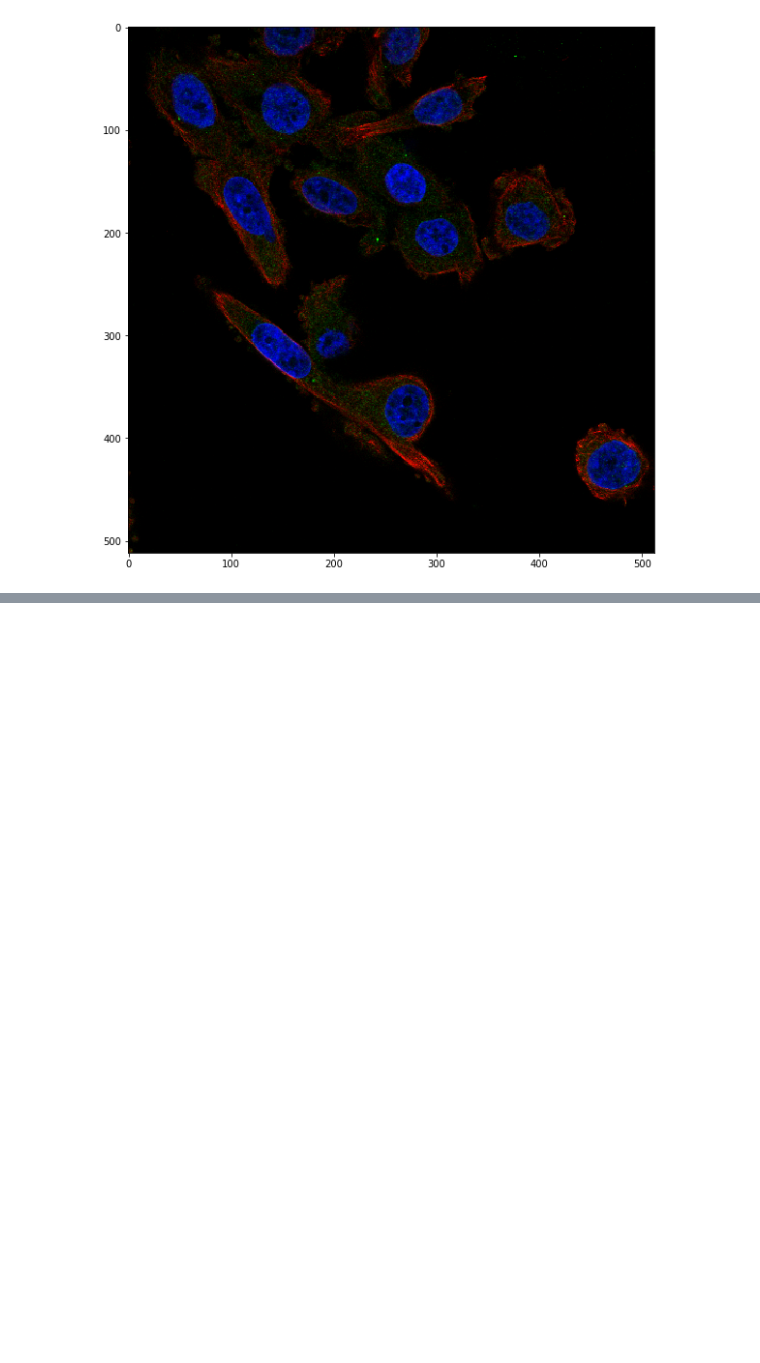
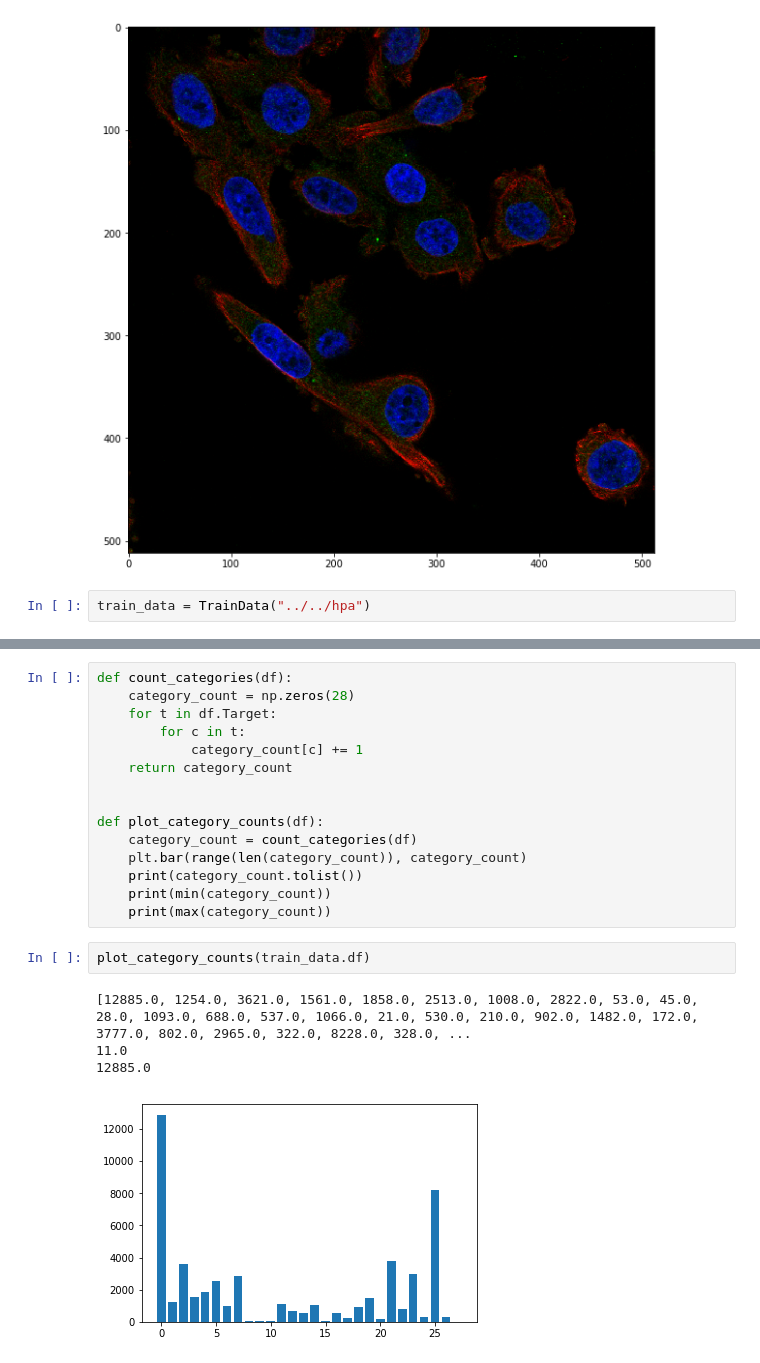
Before and after one commit to SuperXiang/kaggle-hpa-1, a Jupyter notebook: pre_analysis.ipynb, the cells around one changed output, grey strips where cells are left out. Cells and saved outputs as stored; diff of their text form; blank space fills up the shorter version.

```diff
--- a/pre_analysis.ipynb
+++ b/pre_analysis.ipynb
@@ -15,3 +18,5 @@ plt.imshow(rgb, cmap="gray")
 # %% [output]
 <matplotlib.image.AxesImage at 0x...>
 [figure]
+# %%
+train_data = TrainData("../../hpa")
@@ -17,0 +61,22 @@ plt.imshow(rgb, cmap="gray")
+# %%
+def count_categories(df):
+    category_count = np.zeros(28)
+    for t in df.Target:
+        for c in t:
+            category_count[c] += 1
+    return category_count
+
+
+def plot_category_counts(df):
+    category_count = count_categories(df)
+    plt.bar(range(len(category_count)), category_count)
+    print(category_count.tolist())
+    print(min(category_count))
+    print(max(category_count))
+# %%
+plot_category_counts(train_data.df)
+# %% [output]
+[12885.0, 1254.0, 3621.0, 1561.0, 1858.0, 2513.0, 1008.0, 2822.0, 53.0, 45.0, 28.0, 1093.0, 688.0, 537.0, 1066.0, 21.0, 530.0, 210.0, 902.0, 1482.0, 172.0, 3777.0, 802.0, 2965.0, 322.0, 8228.0, 328.0, ...
+11.0
+12885.0
+[figure, added]
```
Also changed, not shown: parts of 12 cells of this notebook, 3 other files.
